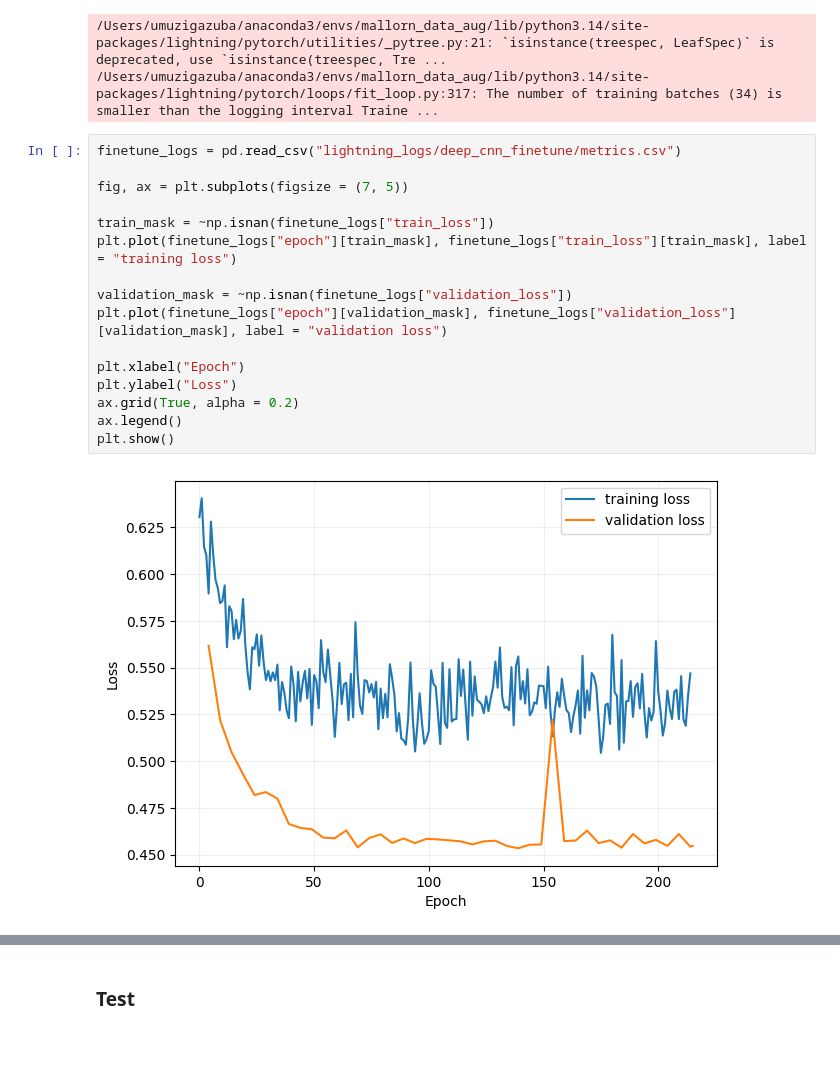
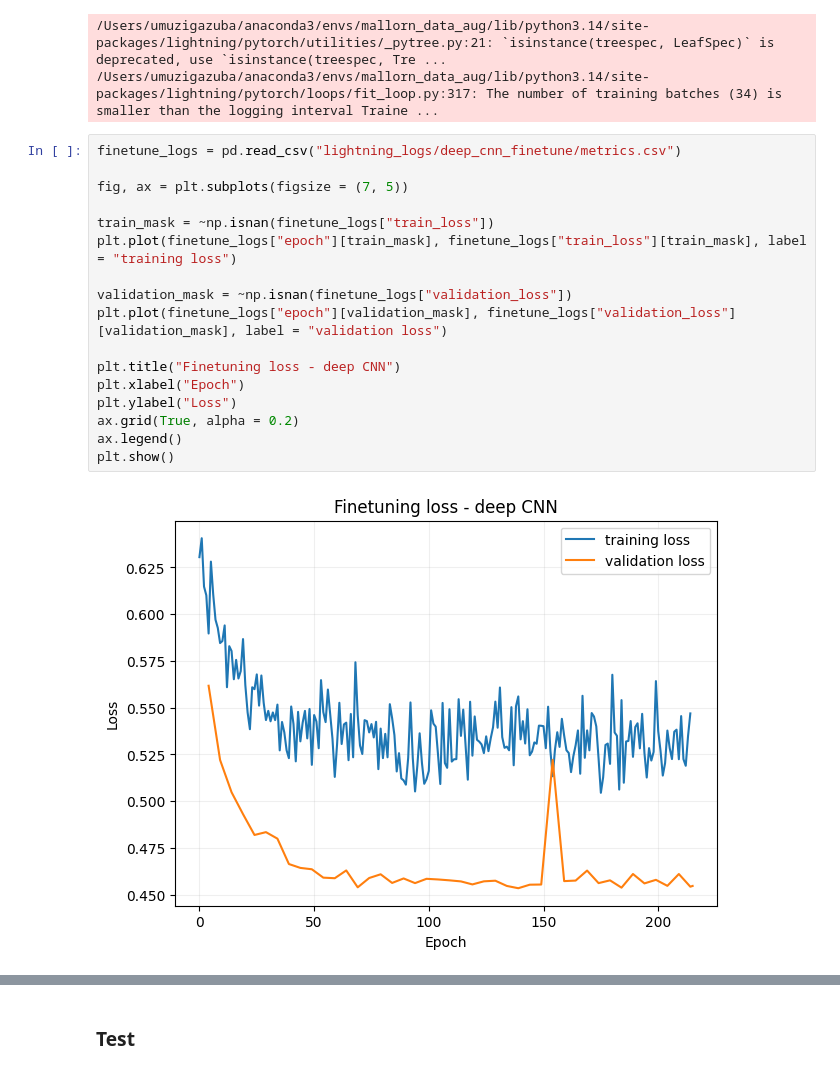
Before and after one commit to umuzigazuba/AI4Science_Transfer_Learning, a Jupyter notebook: notebooks/training_models.ipynb, the cells around one changed output, grey strips where cells are left out. Drawn from its saved outputs; the diff is of its cells as text; blank space fills up the shorter version.

```diff
--- a/notebooks/training_models.ipynb
+++ b/notebooks/training_models.ipynb
@@ -190,18 +193,19 @@ TPU available: False, using: 0 TPU cores
 # %%
 finetune_logs = pd.read_csv("lightning_logs/deep_cnn_finetune/metrics.csv")
 
 fig, ax = plt.subplots(figsize = (7, 5))
 
 train_mask = ~np.isnan(finetune_logs["train_loss"])
 plt.plot(finetune_logs["epoch"][train_mask], finetune_logs["train_loss"][train_mask], label = "training loss")
 
 validation_mask = ~np.isnan(finetune_logs["validation_loss"])
 plt.plot(finetune_logs["epoch"][validation_mask], finetune_logs["validation_loss"][validation_mask], label = "validation loss")
 
+plt.title("Finetuning loss - deep CNN")
 plt.xlabel("Epoch")
 plt.ylabel("Loss")
 ax.grid(True, alpha = 0.2)
 ax.legend()
 plt.show()
 # %% [output]
-[figure, old version]
+[figure, new version]
```
Also changed, not shown: parts of 11 cells of this notebook, 1 other file.
